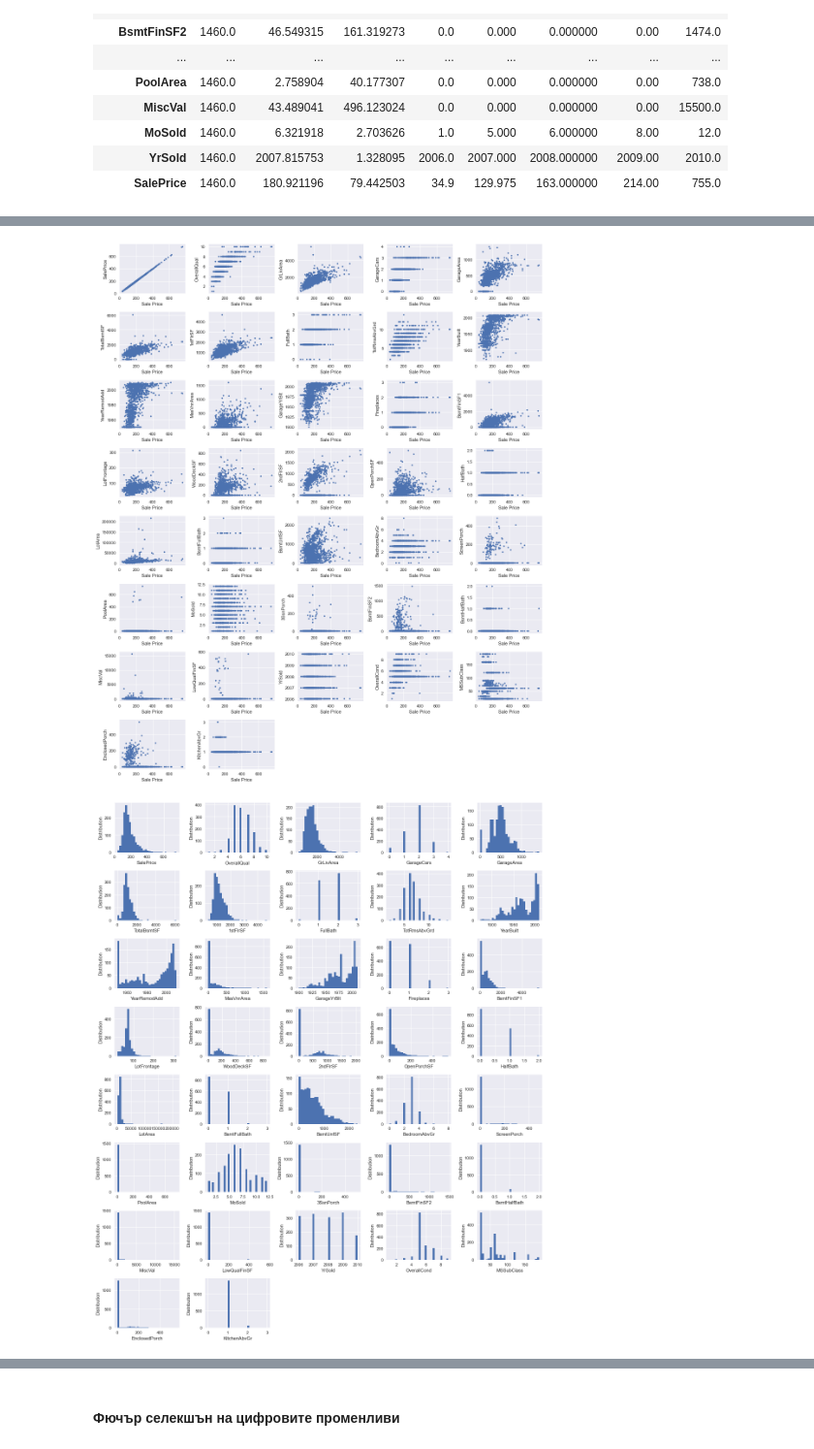
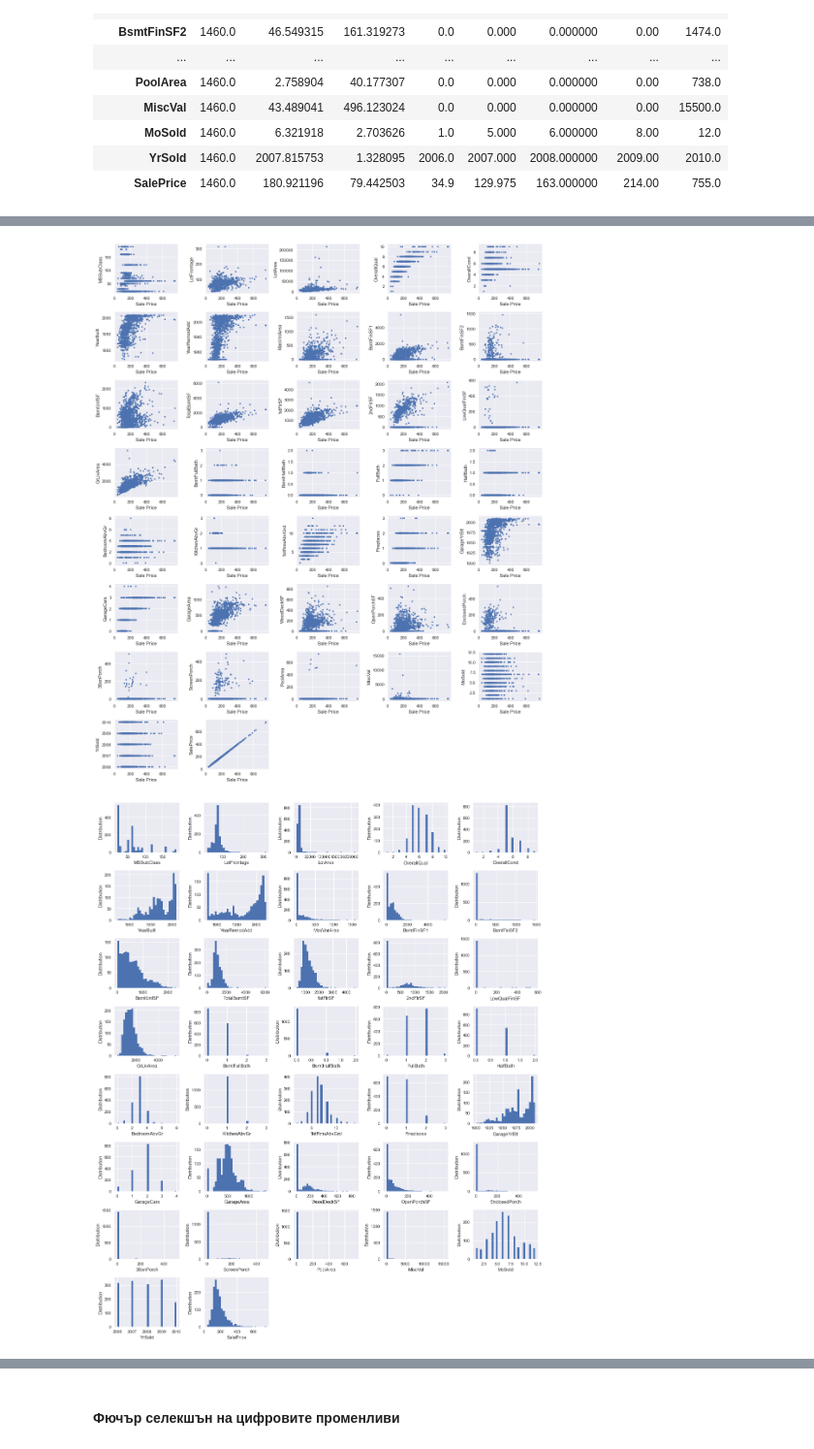
Before and after one commit to RadkaValkova/Machine-Learning, a Jupyter notebook: Exam_preparation/EXAM_3.ipynb, the cells around one changed output, grey strips where cells are left out. Shown at 97% size. Saved outputs shown, nothing was run; the diff lists cells and outputs as text; code cells hidden in the pictures.

```diff
--- a/Exam_preparation/EXAM_3.ipynb
+++ b/Exam_preparation/EXAM_3.ipynb
@@ -133,5 +133,5 @@ dtype: int64
 # %%
-# Запълвам всички нецифрови липсващи стойности с "не е налично"
+# Запълвам всички нечислови липсващи стойности с "not available"
 for col in train.select_dtypes(exclude = ['int64', 'float64']):
-    train[col].fillna('Not avalable', inplace= True)
+    train[col].fillna('Not available', inplace= True)
 # %%
@@ -201,7 +178,7 @@ Name: SalePrice, dtype: float64
 plt.figure(figsize=(15, 18))
 
 i = 1
-for col in numerical_features_correlation.SalePrice.index:
+for col in numerical_columns:
     plt.subplot(8,5,i)
     plt.scatter(train.SalePrice, train[col], s=10)
     plt.xlabel('Sale Price')
@@ -211,22 +188,22 @@ for col in numerical_features_correlation.SalePrice.index:
 plt.tight_layout()
 plt.show()
 # %% [output]
-[figure, old version]
+[figure, new version]
 # %%
 plt.figure(figsize=(15, 18))
 
 i = 1
-for col in numerical_features_correlation.SalePrice.index:
+for col in numerical_columns:
     plt.subplot(8,5,i)
     plt.hist(train[col], bins=30)
     plt.xlabel(col)
     plt.ylabel('Distribution')
     i +=1
 
 plt.tight_layout()
 plt.show()
 # %% [output]
-[figure, old version]
+[figure, new version]
 # %%
 corr_mat = train.corr()
 k = len(train.columns)
```
Also changed, not shown: parts of 44 cells of this notebook.
